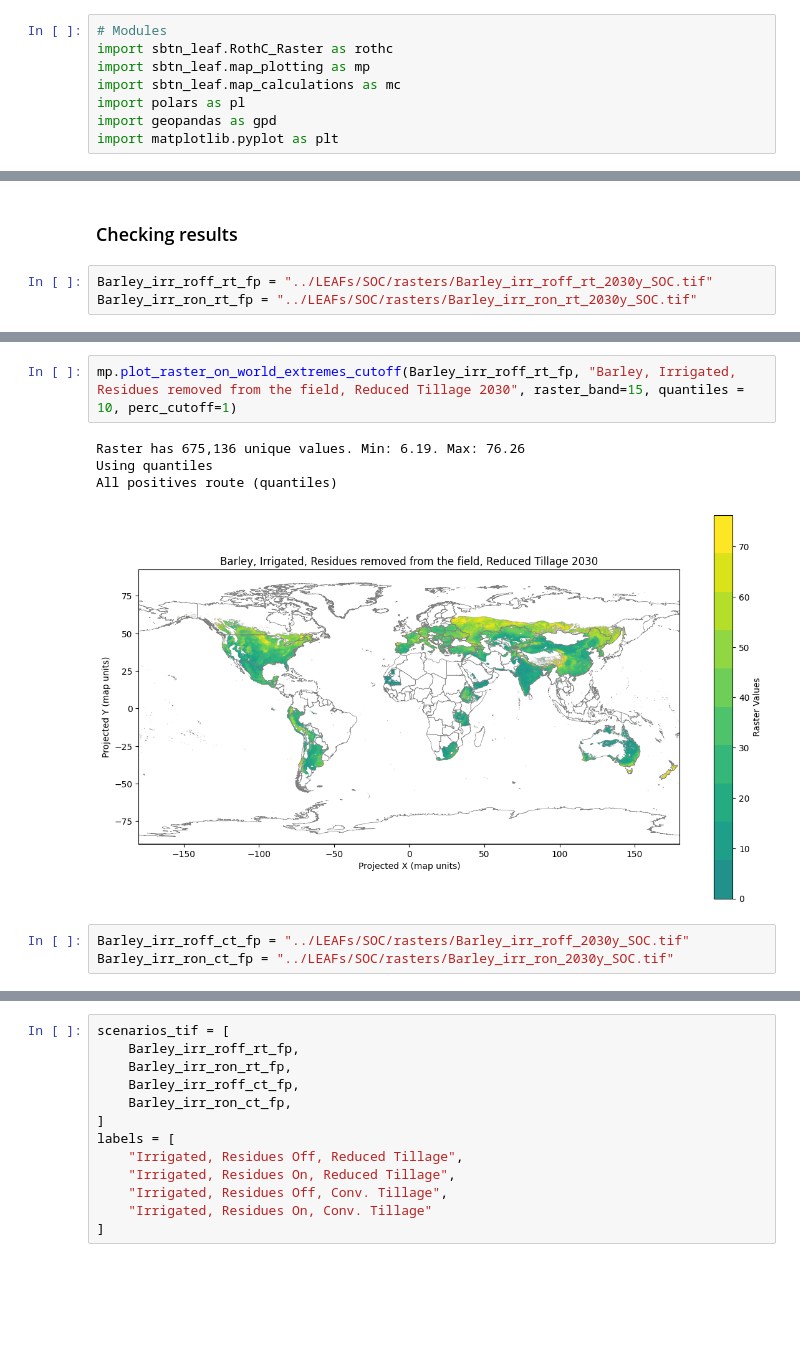
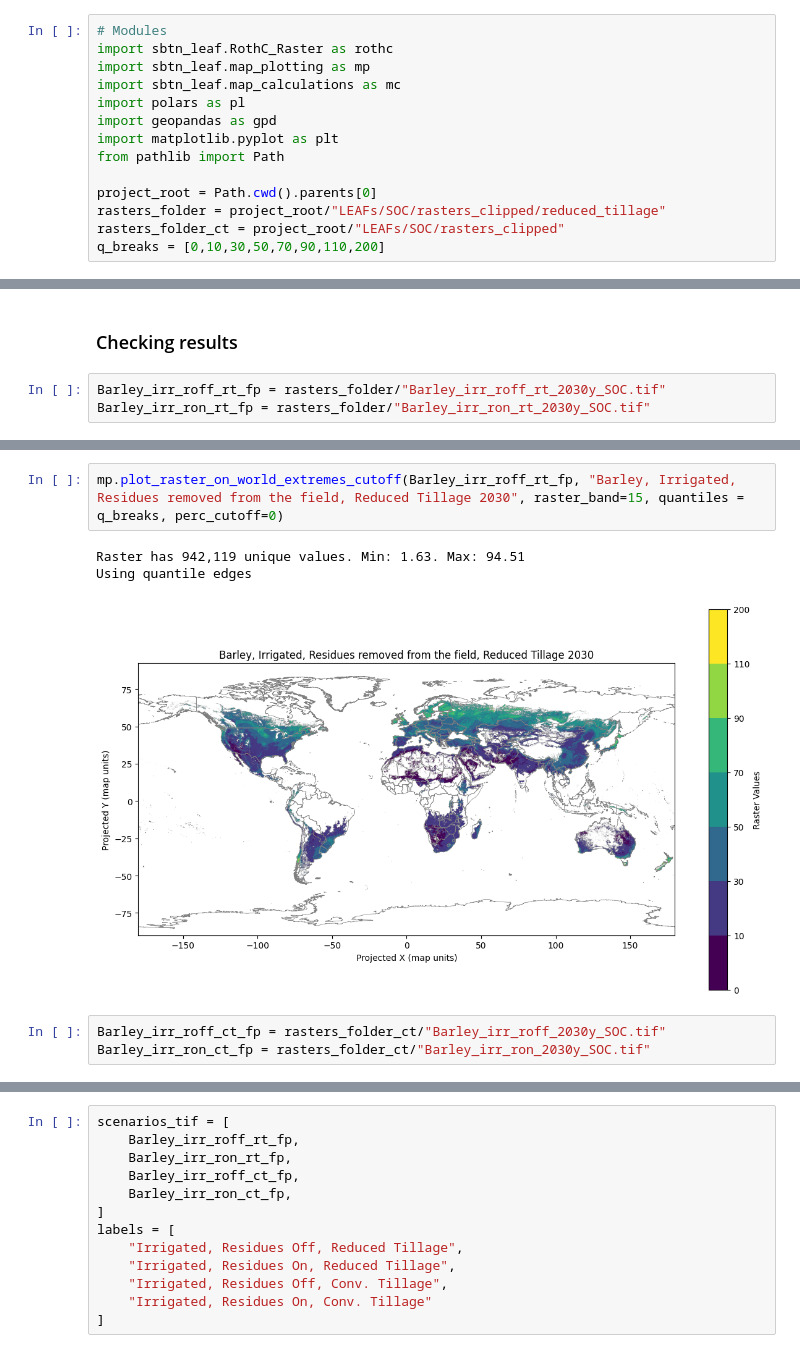
Before and after one commit to cloyolaangosto/SBTN_Test, a Jupyter notebook: documentation/SOC_LEAFs_ReducedTillage.ipynb, the cells around one changed output, grey strips where cells are left out. Cells and saved outputs as stored; diff of their text form; blank space fills up the shorter version.

Commit message:
all reduced tillage scenarios run

```diff
--- a/documentation/SOC_LEAFs_ReducedTillage.ipynb
+++ b/documentation/SOC_LEAFs_ReducedTillage.ipynb
@@ -113,3 +113,9 @@ import sbtn_leaf.map_calculations as mc
 import polars as pl
 import geopandas as gpd
 import matplotlib.pyplot as plt
+from pathlib import Path
+
+project_root = Path.cwd().parents[0]
+rasters_folder = project_root/"LEAFs/SOC/rasters_clipped/reduced_tillage"
+rasters_folder_ct = project_root/"LEAFs/SOC/rasters_clipped"
+q_breaks = [0,10,30,50,70,90,110,200]
@@ -235,6 +253,6 @@ Running Annual crop - Rapeseed - irr_ron_rt
 # %% [markdown]
 ### Checking results
 # %%
-Barley_irr_roff_rt_fp = "../LEAFs/SOC/rasters/Barley_irr_roff_rt_2030y_SOC.tif"
-Barley_irr_ron_rt_fp = "../LEAFs/SOC/rasters/Barley_irr_ron_rt_2030y_SOC.tif"
+Barley_irr_roff_rt_fp = rasters_folder/"Barley_irr_roff_rt_2030y_SOC.tif"
+Barley_irr_ron_rt_fp = rasters_folder/"Barley_irr_ron_rt_2030y_SOC.tif"
 # %%
@@ -247,11 +264,10 @@ All positives route (quantiles)
 # %%
-mp.plot_raster_on_world_extremes_cutoff(Barley_irr_roff_rt_fp, "Barley, Irrigated, Residues removed from the field, Reduced Tillage 2030", raster_band=15, quantiles = 10, perc_cutoff=1)
+mp.plot_raster_on_world_extremes_cutoff(Barley_irr_roff_rt_fp, "Barley, Irrigated, Residues removed from the field, Reduced Tillage 2030", raster_band=15, quantiles = q_breaks, perc_cutoff=0)
 # %% [output]
-Raster has 675,136 unique values. Min: 6.19. Max: 76.26
-Using quantiles
-All positives route (quantiles)
+Raster has 942,119 unique values. Min: 1.63. Max: 94.51
+Using quantile edges
-[figure, old version]
+[figure, new version]
 # %%
-Barley_irr_roff_ct_fp = "../LEAFs/SOC/rasters/Barley_irr_roff_2030y_SOC.tif"
-Barley_irr_ron_ct_fp = "../LEAFs/SOC/rasters/Barley_irr_ron_2030y_SOC.tif"
+Barley_irr_roff_ct_fp = rasters_folder_ct/"Barley_irr_roff_2030y_SOC.tif"
+Barley_irr_ron_ct_fp = rasters_folder_ct/"Barley_irr_ron_2030y_SOC.tif"
 # %%
```
Also changed, not shown: parts of 18 cells of this notebook, 4 other files.
